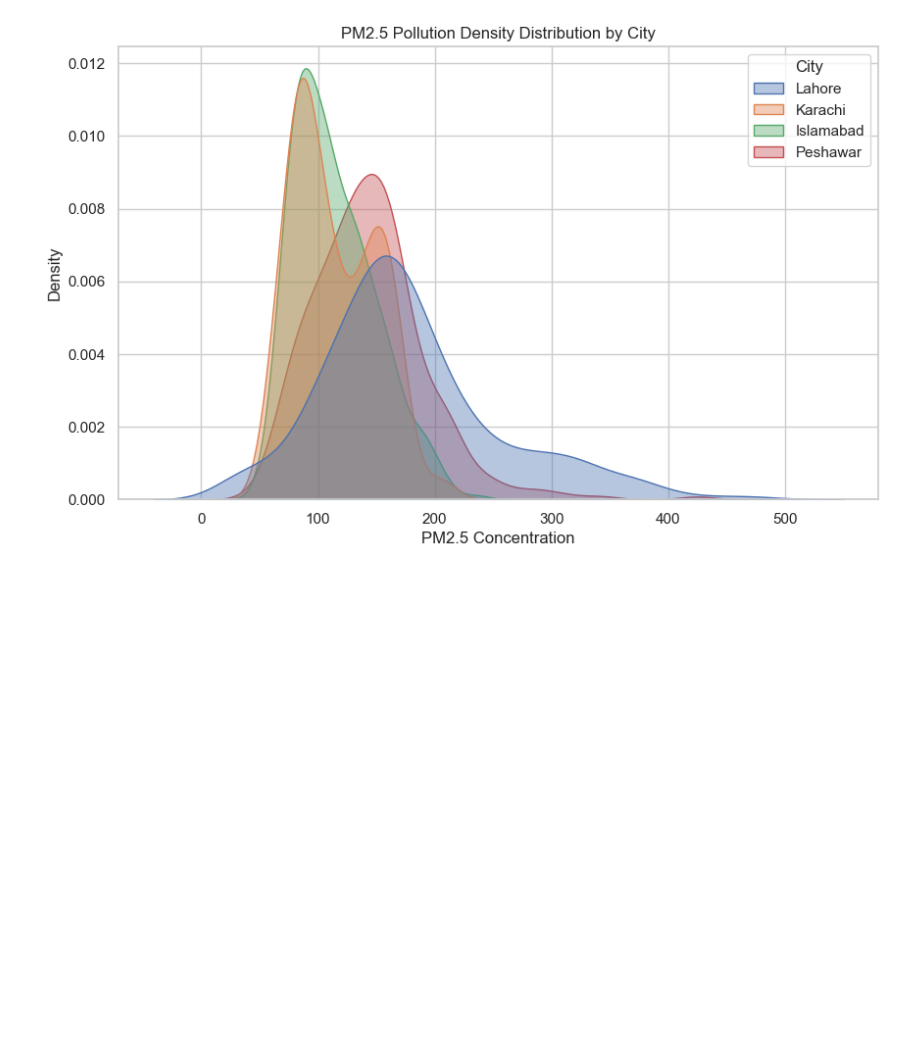
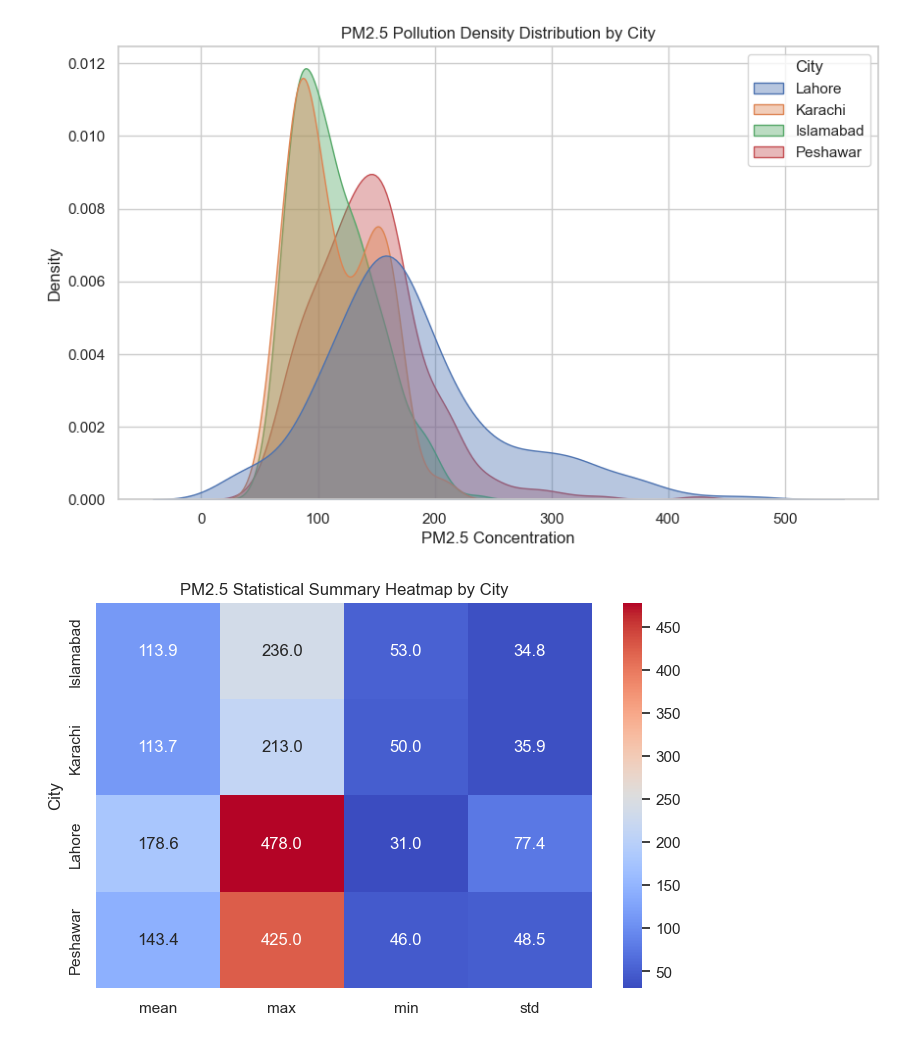
Before and after one commit to Bushra-Baloch/air-quality-prediction-ml-, a Jupyter notebook: air-quality-prediction-ml/notebooks/air_quality_analysis.ipynb, the cells around one changed output. Drawn from its saved outputs; the diff is of its cells as text; code cells hidden in the pictures; blank space fills up the shorter version.

Commit message:
Added advanced visualization:  heatmap

```diff
--- a/air-quality-prediction-ml/notebooks/air_quality_analysis.ipynb
+++ b/air-quality-prediction-ml/notebooks/air_quality_analysis.ipynb
@@ -244,3 +244,23 @@ plt.savefig("../images/pollution_density_city.png")
 plt.show()
 # %% [output]
 [figure]
+# %%
+# Create statistical summary
+city_stats = pm25_data.groupby("City")["Count"].agg(["mean","max","min","std"])
+
+plt.figure(figsize=(8,5))
+
+sns.heatmap(
+    city_stats,
+    annot=True,
+    cmap="coolwarm",
+    fmt=".1f"
+)
+
+plt.title("PM2.5 Statistical Summary Heatmap by City")
+
+plt.savefig("../images/pollution_heatmap_city.png")
+
+plt.show()
+# %% [output]
+[figure, added]
```
Also changed, not shown: 1 other file.
